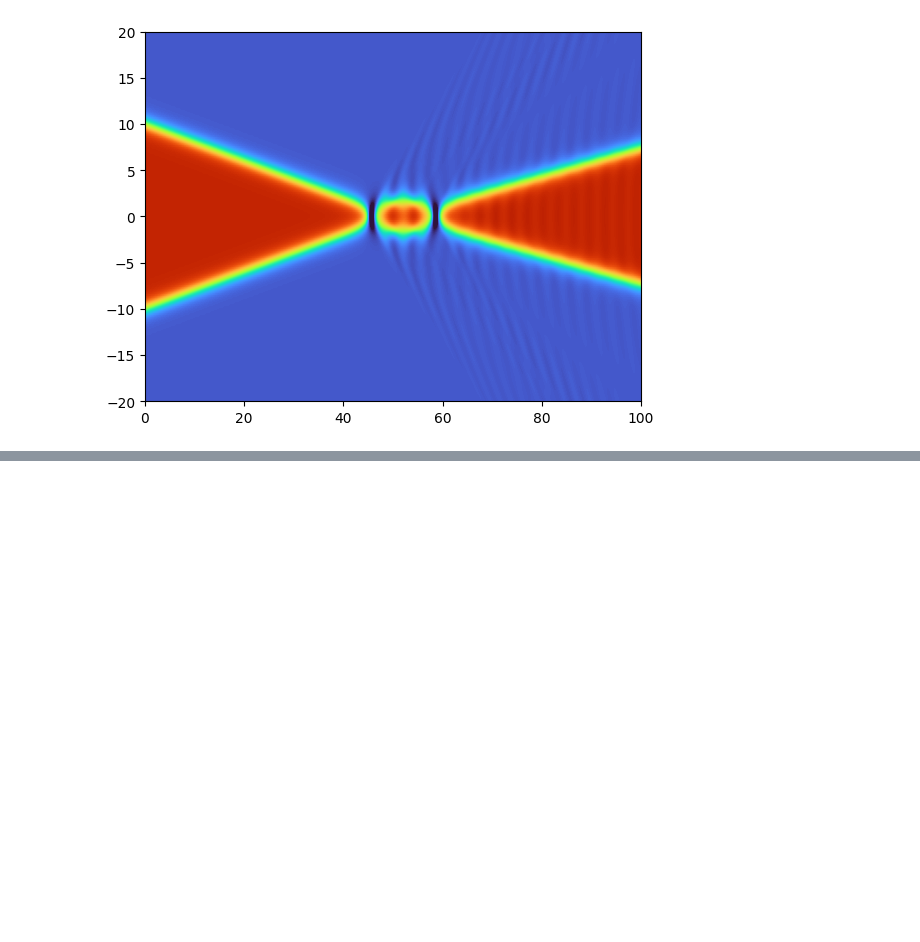
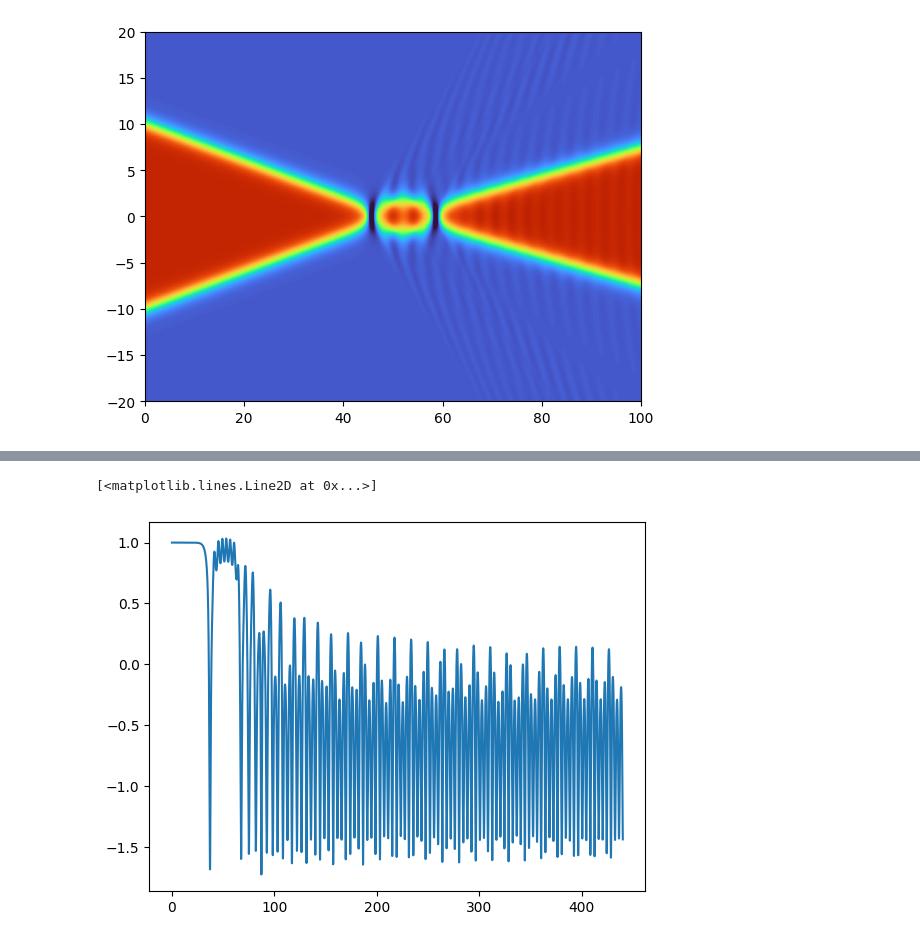
Before and after one commit to JairoSSantos/parallel-kink-scattering, a Jupyter notebook: notebooks/experiments.ipynb, the cells around one changed output, grey strips where cells are left out. Drawn from its saved outputs; the diff is of its cells as text; code cells hidden in the pictures; blank space fills up the shorter version.

```diff
--- a/notebooks/experiments.ipynb
+++ b/notebooks/experiments.ipynb
@@ -56,0 +49,5 @@ array([[1, 0],
+# %%
+plt.plot(grid.t, Y[:, 0, N//2])
+# %% [output]
+[<matplotlib.lines.Line2D at 0x...>]
+[figure, added]
```
Also changed, not shown: parts of 5 cells of this notebook, 7 other files.
